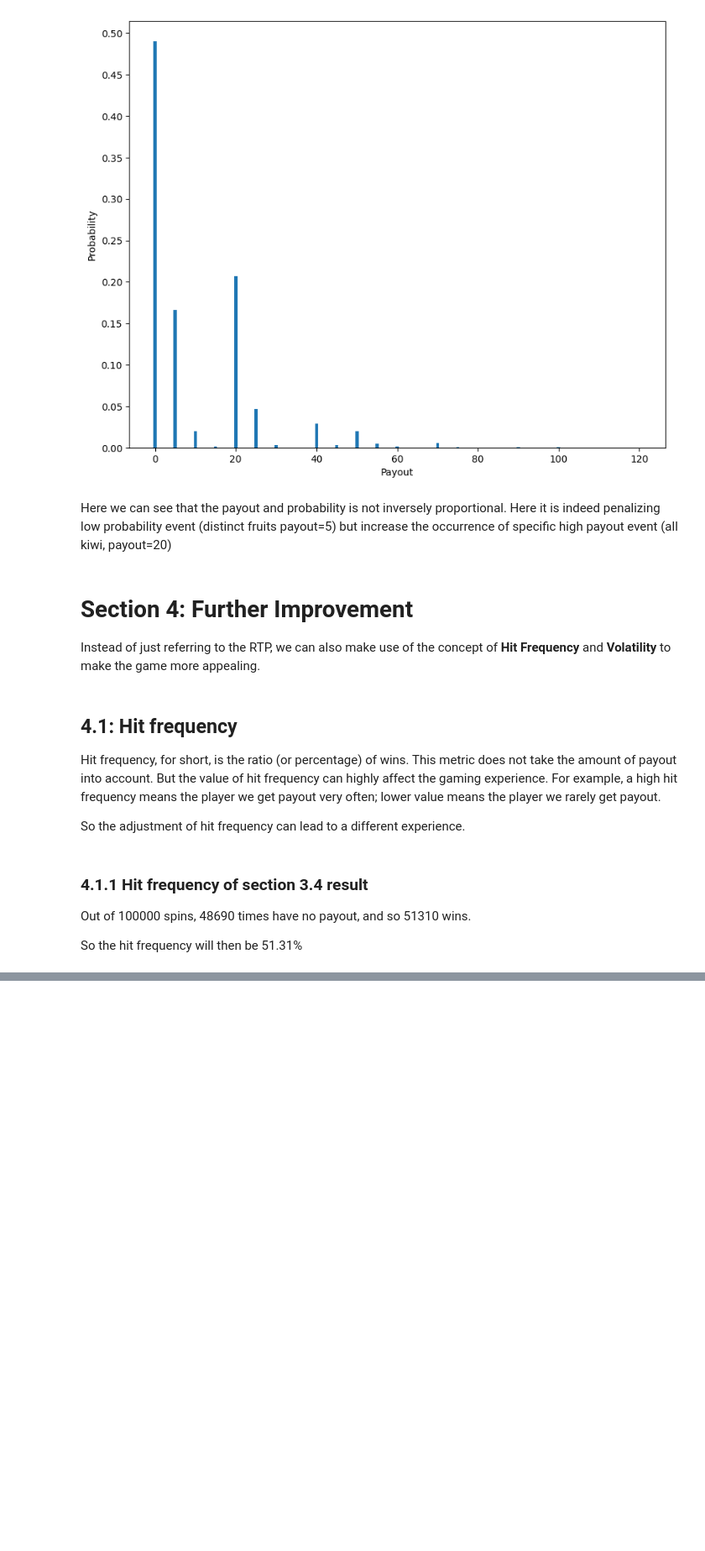
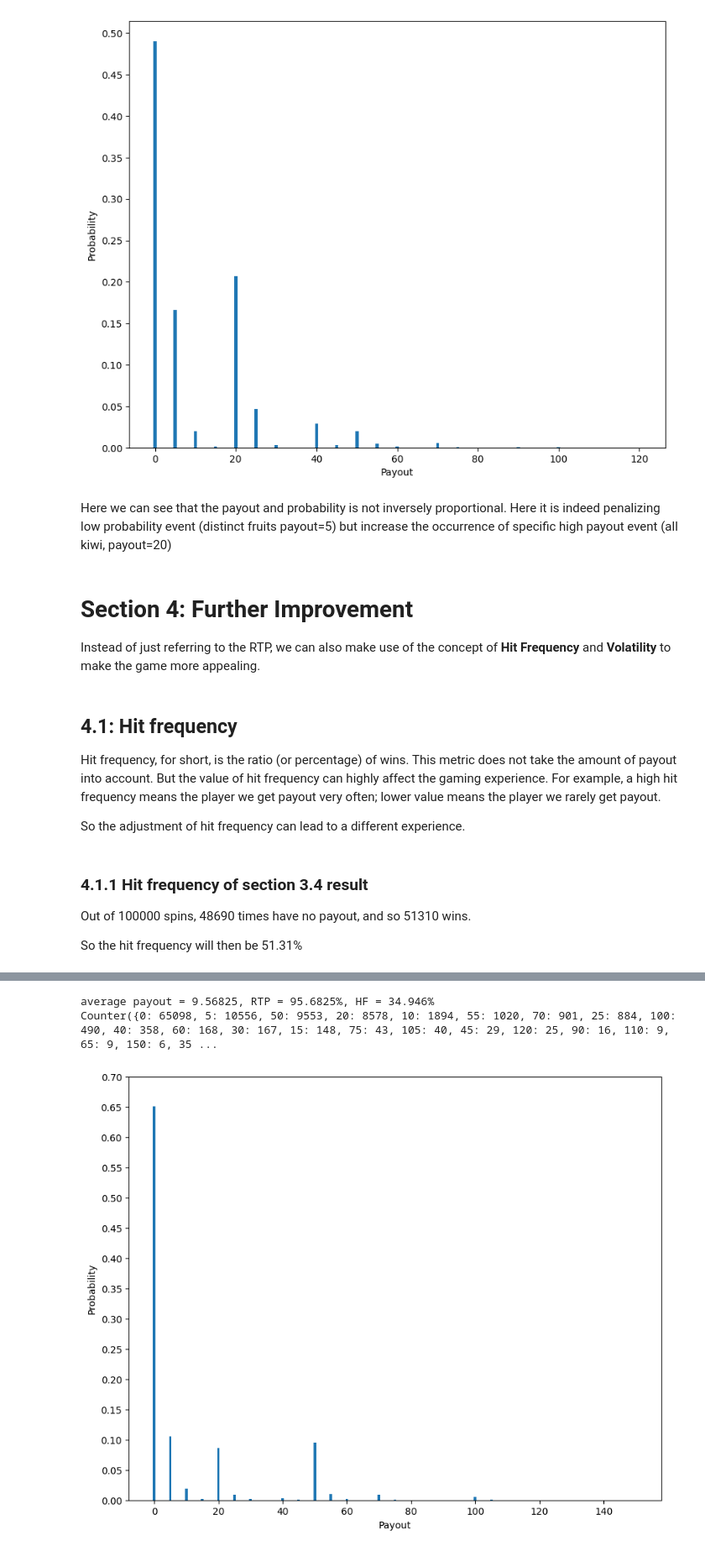
Before and after one commit to davidklhui/others, a Jupyter notebook: Discussion_of_basic_3x3_Slot_design.ipynb, the cells around one changed output, grey strips where cells are left out. Shown: that part at 84% size. Saved outputs shown, nothing was run; the diff lists cells and outputs as text; code cells hidden in the pictures; blank space fills up the shorter version.

```diff
--- a/Discussion_of_basic_3x3_Slot_design.ipynb
+++ b/Discussion_of_basic_3x3_Slot_design.ipynb
@@ -778,0 +940,16 @@ x2 = SlotSim2(300, 10000, 10)
+# %%
+config_best3 = x2.results[881]
+
+for symbol in config_best3.slot.reels[0].symbols():
+  print(f"symbol: {symbol.symbol}, prob: {symbol.prob}")
+
+
+print("")
+
+for symbol in config_best3.slot.reels[1].symbols():
+  print(f"symbol: {symbol.symbol}, prob: {symbol.prob}")
+
+print("")
+
+for symbol in config_best3.slot.reels[2].symbols():
+  print(f"symbol: {symbol.symbol}, prob: {symbol.prob}")
@@ -778,0 +971,38 @@ x2 = SlotSim2(300, 10000, 10)
+# %%
+ttl3 = 0
+win3 = 0
+N=100000
+for i in range(N):
+  xx = config_best3.slot.spin()
+  yy = [payout(payline[0], payline[1], payline[2]) for payline in xx]
+
+  ttl3 = ttl3 + sum(yy)
+  if sum(yy) > 0:
+    win3 = win3 + 1
+#  print(f"result: {yy}, payout: {sum(yy)}")
+
+print(f"average payout = {ttl3 / N}, RTP = {ttl3/N / 10 * 100}%, HF = {win3/N * 100}%")
+
+
+the_list3 = [0]*N
+
+for i in range(N):
+  xx = config_best3.slot.spin()
+  yy = [payout(payline[0], payline[1], payline[2]) for payline in xx]
+  the_list3[i] = sum(yy)
+#  print(f"result: {yy}, payout: {sum(yy)}")
+
+
+print(f"{Counter(the_list3)}")
+
+
+plt.figure(figsize=(10,8))
+plt.bar(list(Counter(the_list3).keys()), list(map(lambda x: x/N, list(Counter(the_list3).values()))))
+plt.xlabel("Payout")
+plt.ylabel("Probability")
+plt.yticks(np.arange(0, max(list(map(lambda x: x/N, list(Counter(the_list3).values()))))+0.05, 0.05))
+plt.show()
+# %% [output]
+average payout = 9.56825, RTP = 95.6825%, HF = 34.946%
+Counter({0: 65098, 5: 10556, 50: 9553, 20: 8578, 10: 1894, 55: 1020, 70: 901, 25: 884, 100: 490, 40: 358, 60: 168, 30: 167, 15: 148, 75: 43, 105: 40, 45: 29, 120: 25, 90: 16, 110: 9, 65: 9, 150: 6, 35 ...
+[figure, added]
```
Also changed, not shown: parts of 39 cells of this notebook.
